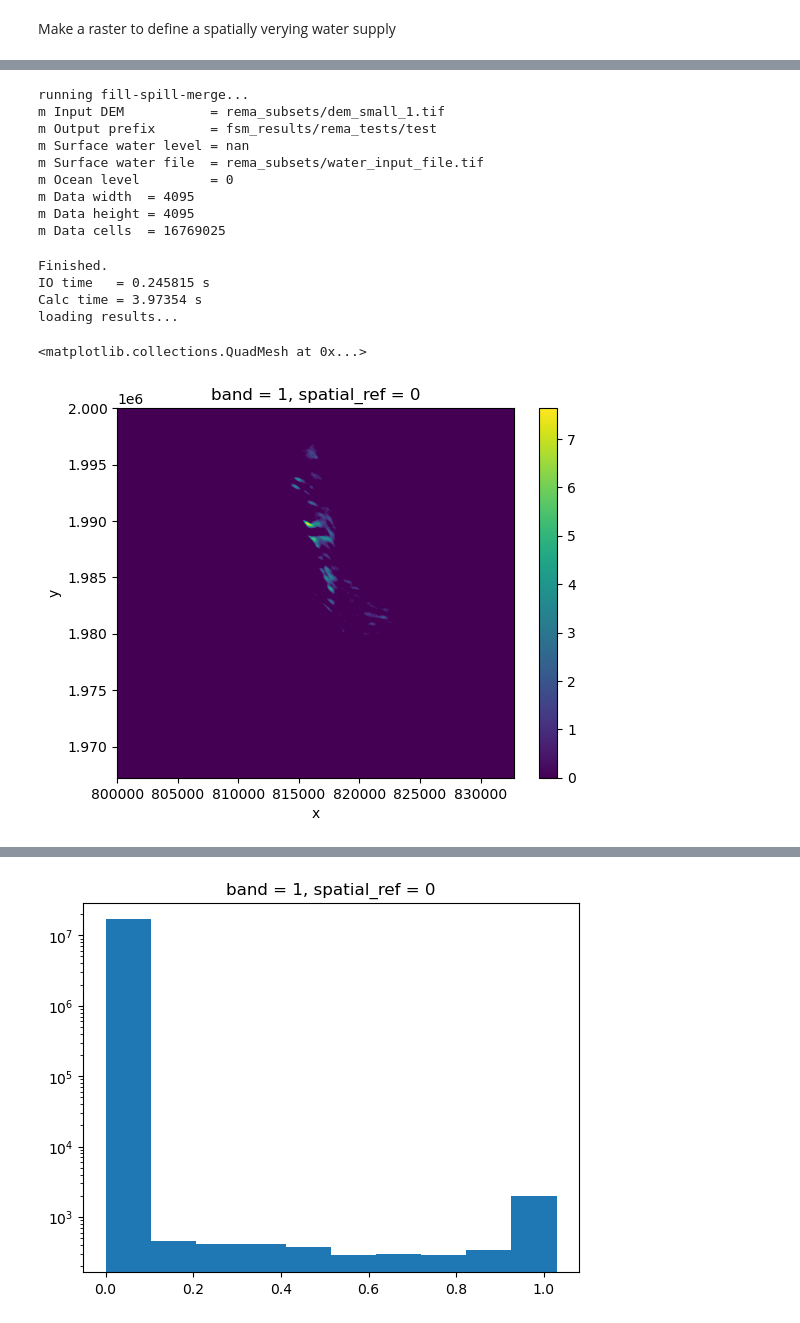
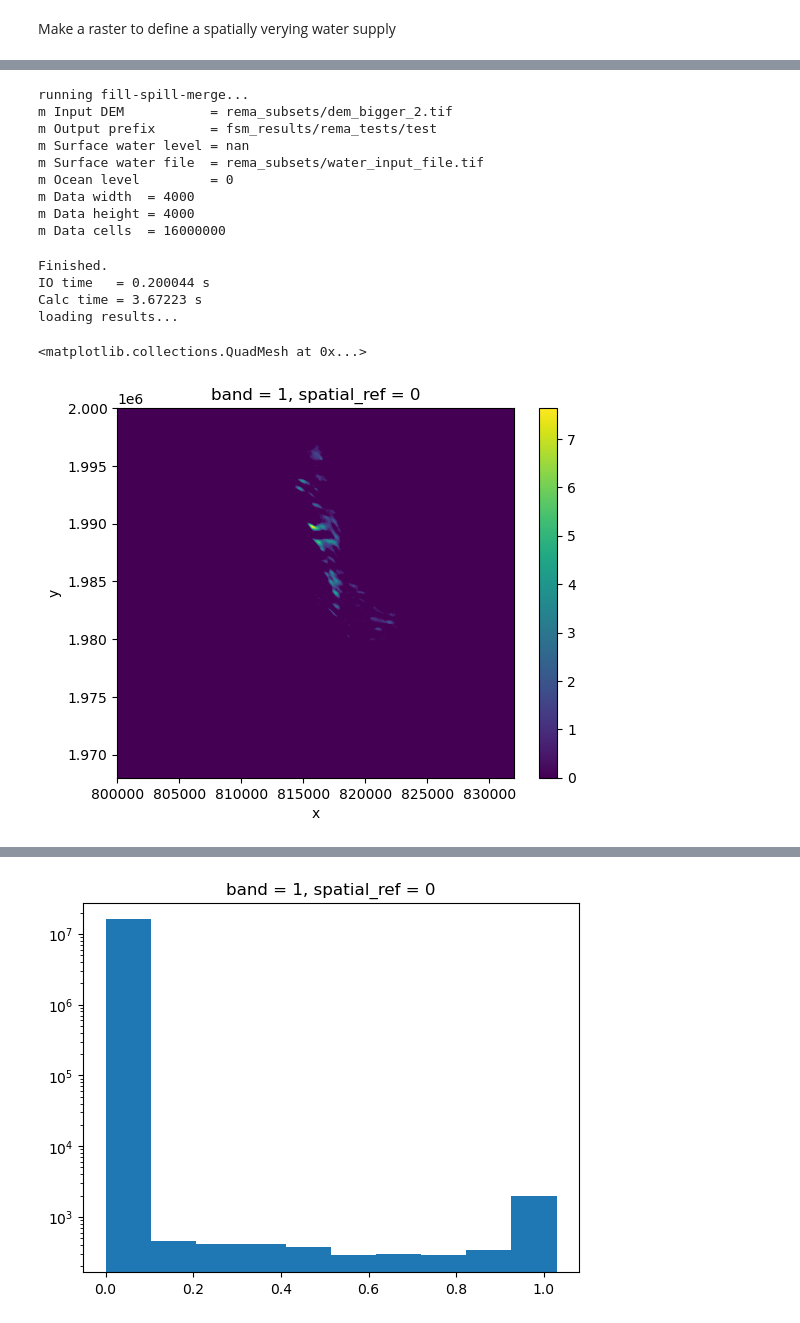
Before and after one commit to jkingslake/BFRN_meltwater, a Jupyter notebook: python/notebooks/fsm_on_rema.ipynb, the cells around one changed output, grey strips where cells are left out. Cells and saved outputs as stored; diff of their text form; code cells hidden in the pictures.

```diff
--- a/python/notebooks/fsm_on_rema.ipynb
+++ b/python/notebooks/fsm_on_rema.ipynb
@@ -19,0 +44,10 @@ import hvplot.xarray # noqa
+# %%
+path_to_fsm = "../../../Barnes2020-FillSpillMerge/build/fsm.exe"
+dem_filename = "rema_subsets/dem_small_2.tif"
+#dem_filename = "/Users/jkingslake/Documents/science/meltwater_routing/BFRN_meltwater/python/notebooks/fsm_results/simple_tests/downloaded.dem"
+#dem_filename = "/Users/jkingslake/Documents/science/meltwater_routing/results-not-in-github/dem_small_2.tif"
+prefix = "fsm_results/rema_tests/test"
+sea_level = 0.0
+uniform_water_input = 0.1
+
+os.system(f"{path_to_fsm} {dem_filename} {prefix} {sea_level} --swl={uniform_water_input}")
@@ -97,12 +143,13 @@ def fsm(dem_filename,
         sea_level=0.0):
 
     print("running fill-spill-merge...")
+    path_to_fsm = "../../../Barnes2020-FillSpillMerge/build/fsm.exe"
 
     if uniform_water_input is not None:
-        os.system(f"../build/fsm.exe {dem_filename} {prefix} {sea_level} --swl={uniform_water_input}")
+        os.system(f"{path_to_fsm} {dem_filename} {prefix} {sea_level} --swl={uniform_water_input}")
 
     if water_input_file is not None:
-        os.system(f"../build/fsm.exe {dem_filename} {prefix} {sea_level} --swf={water_input_file}")
+        os.system(f"{path_to_fsm} {dem_filename} {prefix} {sea_level} --swf={water_input_file}")
 
     if uniform_water_input is None and water_input_file is None:
         raise ValueError("Must specify either uniform_water_input or water_input_file")
@@ -114,7 +161,7 @@ def fsm(dem_filename,
     #labels = rioxarray.open_rasterio(prefix + "label.tif").squeeze()
 
     return wtd
-wtd = fsm("rema_subsets/dem_small_1.tif", uniform_water_input=1)   # again, this makes a tif without geograeferencing
+wtd = fsm("/Users/jkingslake/Documents/science/meltwater_routing/BFRN_meltwater/python/notebooks/rema_subsets/dem_bigger_2.tif", uniform_water_input=1)   # again, this makes a tif without georeferencing
 
 wtd.plot()
 # %% [output]
@@ -156,21 +205,21 @@ create_water_input_file(dem, 1)[0].plot()
 # %%
-wtd1 = fsm("rema_subsets/dem_small_1.tif", water_input_file="rema_subsets/water_input_file.tif")
+wtd1 = fsm("rema_subsets/dem_small_2.tif", water_input_file="rema_subsets/water_input_file.tif")
 wtd1.plot()
 # %% [output]
 running fill-spill-merge...
-m Input DEM           = rema_subsets/dem_small_1.tif
+m Input DEM           = rema_subsets/dem_bigger_2.tif
 m Output prefix       = fsm_results/rema_tests/test
 m Surface water level = nan
 m Surface water file  = rema_subsets/water_input_file.tif
 m Ocean level         = 0
-m Data width  = 4095
-m Data height = 4095
-m Data cells  = 16769025
+m Data width  = 4000
+m Data height = 4000
+m Data cells  = 16000000
 Finished.
-IO time   = 0.245815 s
-Calc time = 3.97354 s
+IO time   = 0.200044 s
+Calc time = 3.67223 s
 loading results...
 <matplotlib.collections.QuadMesh at 0x...>
-[figure, old version]
+[figure, new version]
 # %%
 water, water_input_file =create_water_input_file(dem, 20)
```
Also changed, not shown: parts of 14 cells of this notebook, 22 other files.
